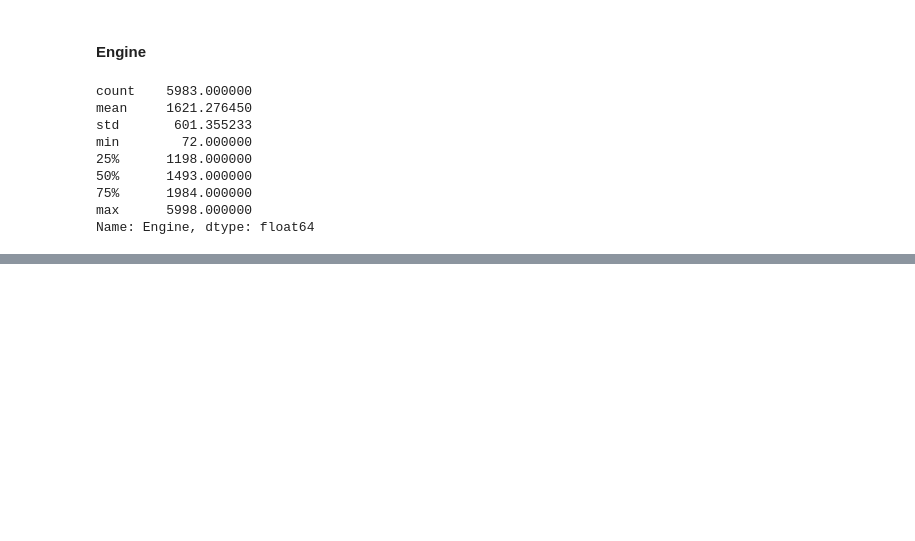
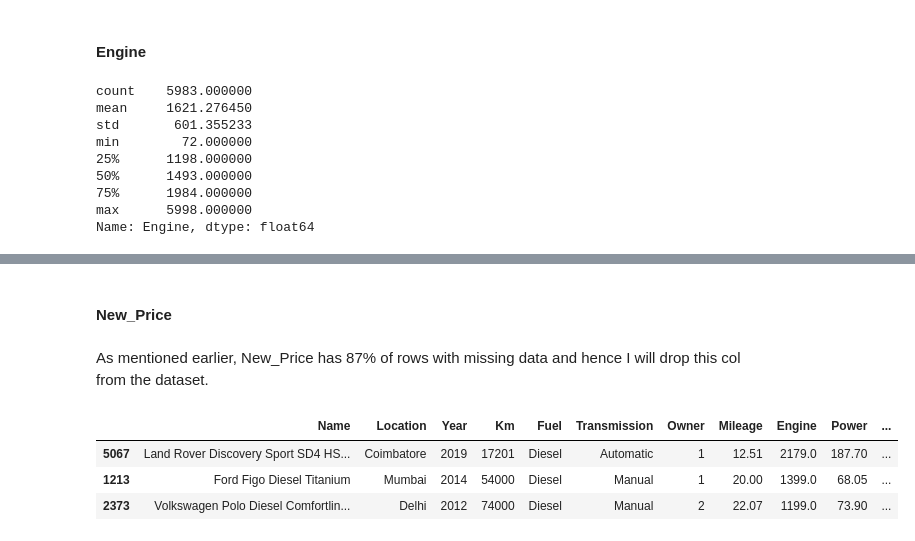
Before and after one commit to AviKasliwal/Used-Cars-Price-Prediction, a Jupyter notebook: Cars Twenty 4.ipynb, the cells around one changed output, grey strips where cells are left out. Drawn from its saved outputs; the diff is of its cells as text; code cells hidden in the pictures; blank space fills up the shorter version.

```diff
--- a/Cars Twenty 4.ipynb
+++ b/Cars Twenty 4.ipynb
@@ -254 +286,13 @@ cars.Engine.replace(np.nan, 1984, inplace = True)
+# %% [markdown]
+#### New_Price
+# %% [markdown]
+As mentioned earlier, New_Price has 87% of rows with missing data and hence I will drop this col from the dataset.
+# %%
+cars.drop(columns = 'New_Price', inplace = True)
+cars.sample(3)
+# %% [output]
+|  | Name | Location | Year | Km | Fuel | Transmission | Owner | Mileage | Engine | Power | ... |
+| 5067 | Land Rover Discovery Sport SD4 HS... | Coimbatore | 2019 | 17201 | Diesel | Automatic | 1 | 12.51 | 2179.0 | 187.70 | ... |
+| 1213 | Ford Figo Diesel Titanium | Mumbai | 2014 | 54000 | Diesel | Manual | 1 | 20.00 | 1399.0 | 68.05 | ... |
+| 2373 | Volkswagen Polo Diesel Comfortlin... | Delhi | 2012 | 74000 | Diesel | Manual | 2 | 22.07 | 1199.0 | 73.90 | ... |
 # %%
```
Also changed, not shown: parts of 13 cells of this notebook.
